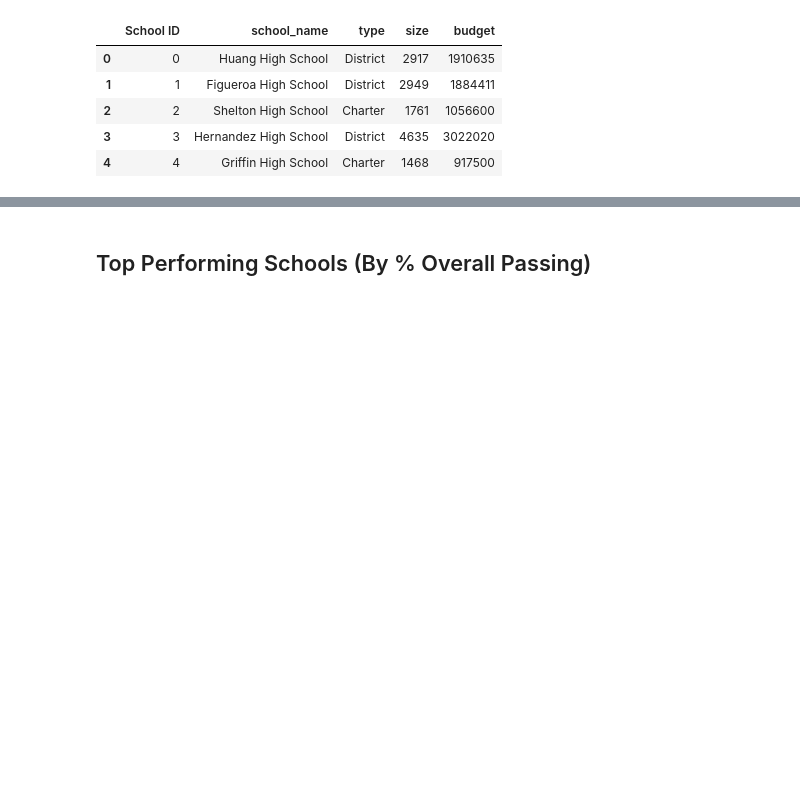
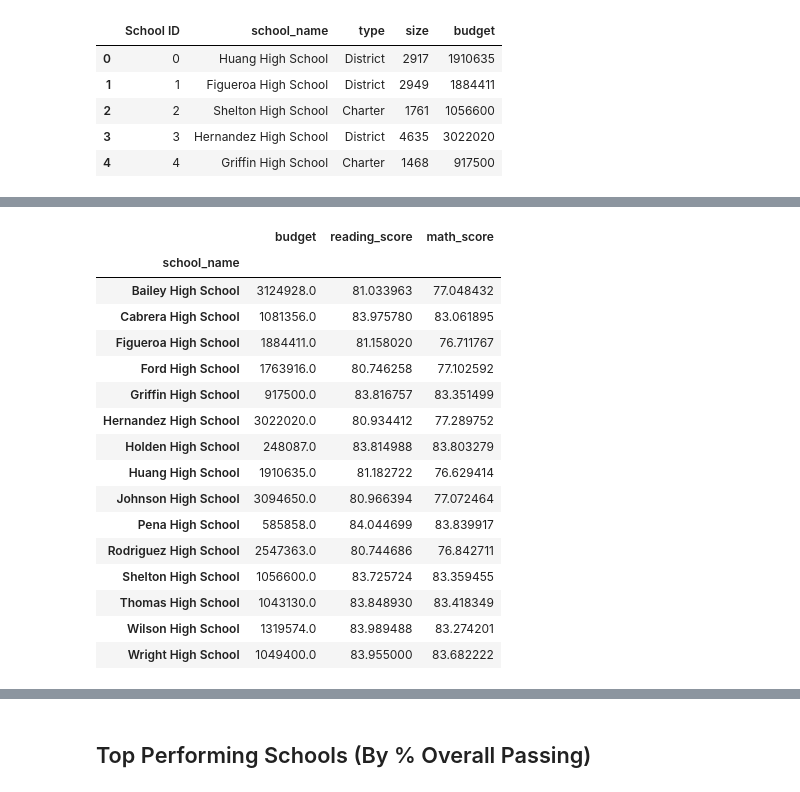
Before and after one commit to lgrayes/pandas-challenge, a Jupyter notebook: PyCitySchools/DF1complete.ipynb, the cells around one changed output, grey strips where cells are left out. Cells and saved outputs as stored; diff of their text form; code cells hidden in the pictures; blank space fills up the shorter version.

Commit message:
Calculate scores
Show average of math and reading scores per school

```diff
--- a/PyCitySchools/DF1complete.ipynb
+++ b/PyCitySchools/DF1complete.ipynb
@@ -297,3 +280,26 @@ school_data.head()
+# %%
+group2math_schools_df = group2_schools_df.groupby(["school_name"])
+
+math_comparison_df = group2math_schools_df.mean()
+math_comparison_df
+# %% [output]
+|  | budget | reading_score | math_score |
+| school_name |  |  |  |
+| Bailey High School | 3124928.0 | 81.033963 | 77.048432 |
+| Cabrera High School | 1081356.0 | 83.975780 | 83.061895 |
+| Figueroa High School | 1884411.0 | 81.158020 | 76.711767 |
+| Ford High School | 1763916.0 | 80.746258 | 77.102592 |
+| Griffin High School | 917500.0 | 83.816757 | 83.351499 |
+| Hernandez High School | 3022020.0 | 80.934412 | 77.289752 |
+| Holden High School | 248087.0 | 83.814988 | 83.803279 |
+| Huang High School | 1910635.0 | 81.182722 | 76.629414 |
+| Johnson High School | 3094650.0 | 80.966394 | 77.072464 |
+| Pena High School | 585858.0 | 84.044699 | 83.839917 |
+| Rodriguez High School | 2547363.0 | 80.744686 | 76.842711 |
+| Shelton High School | 1056600.0 | 83.725724 | 83.359455 |
+| Thomas High School | 1043130.0 | 83.848930 | 83.418349 |
+| Wilson High School | 1319574.0 | 83.989488 | 83.274201 |
+| Wright High School | 1049400.0 | 83.955000 | 83.682222 |
 # %%
 # % Passing Math
 # %%
```
Also changed, not shown: parts of 13 cells of this notebook.
